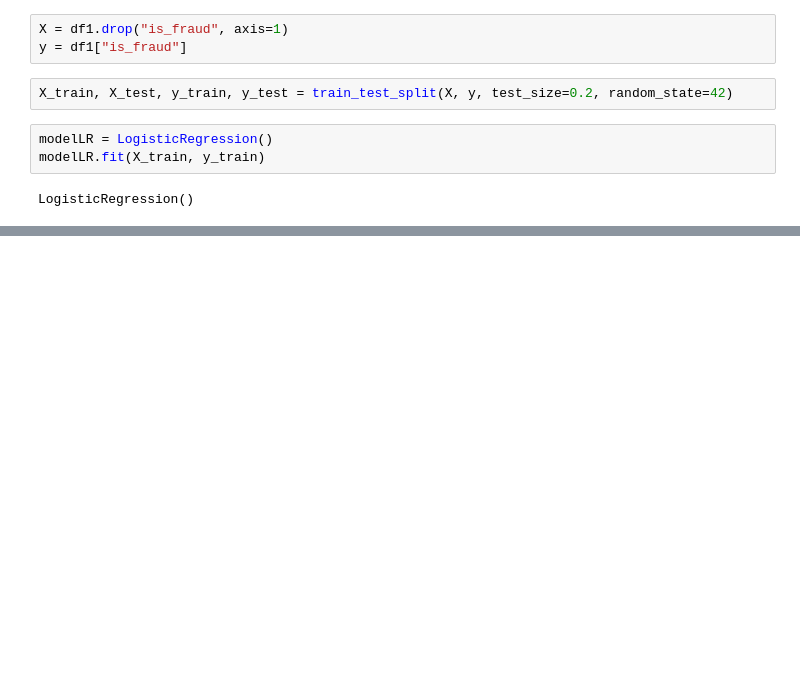
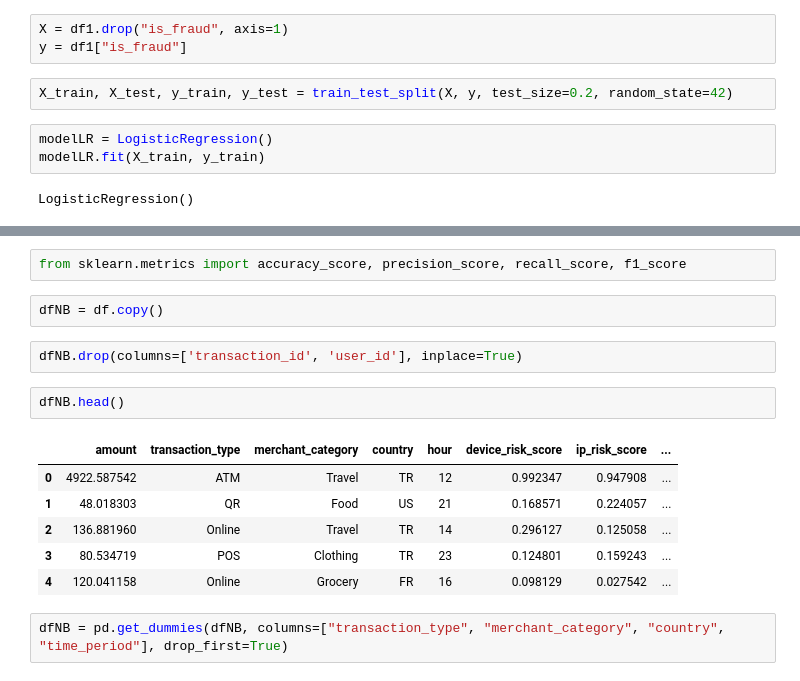
Before and after one commit to GauravSharma09/DreamTeam-Internship-Assignments, a Jupyter notebook: fraud_detection.ipynb, the cells around one changed output, grey strips where cells are left out. Drawn from its saved outputs; the diff is of its cells as text; blank space fills up the shorter version.

```diff
--- a/fraud_detection.ipynb
+++ b/fraud_detection.ipynb
@@ -282,0 +272,17 @@ F1 Score:
+# %%
+from sklearn.metrics import accuracy_score, precision_score, recall_score, f1_score
+# %%
+dfNB = df.copy()
+# %%
+dfNB.drop(columns=['transaction_id', 'user_id'], inplace=True)
+# %%
+dfNB.head()
+# %% [output]
+|  | amount | transaction_type | merchant_category | country | hour | device_risk_score | ip_risk_score | ... |
+| 0 | 4922.587542 | ATM | Travel | TR | 12 | 0.992347 | 0.947908 | ... |
+| 1 | 48.018303 | QR | Food | US | 21 | 0.168571 | 0.224057 | ... |
+| 2 | 136.881960 | Online | Travel | TR | 14 | 0.296127 | 0.125058 | ... |
+| 3 | 80.534719 | POS | Clothing | TR | 23 | 0.124801 | 0.159243 | ... |
+| 4 | 120.041158 | Online | Grocery | FR | 16 | 0.098129 | 0.027542 | ... |
+# %%
+dfNB = pd.get_dummies(dfNB, columns=["transaction_type", "merchant_category", "country", "time_period"], drop_first=True)
```
Also changed, not shown: parts of 12 cells of this notebook.
